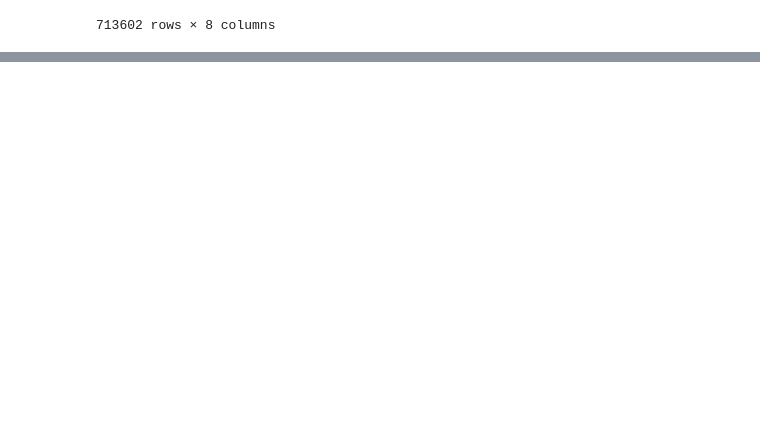
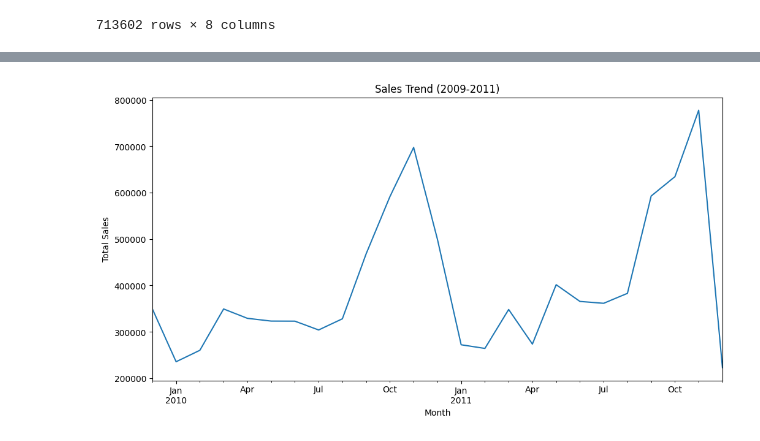
Before and after one commit to DonzerHD/Segmentation_Client, a Jupyter notebook: Notebooks/Partie_1_Segmentation_et_Visualisation/Analyse_des_données_T.ipynb, the cells around one changed output, grey strips where cells are left out. Drawn from its saved outputs; the diff is of its cells as text; code cells hidden in the pictures; blank space fills up the shorter version.

```diff
--- a/Notebooks/Partie_1_Segmentation_et_Visualisation/Analyse_des_données_T.ipynb
+++ b/Notebooks/Partie_1_Segmentation_et_Visualisation/Analyse_des_données_T.ipynb
@@ -35,0 +80,18 @@ plt.show()
+# %%
+# Convert InvoiceDate to datetime format
+df['InvoiceDate'] = pd.to_datetime(df['InvoiceDate'])
+
+# Create a new column for total sales
+df['TotalSales'] = df['Quantity'] * df['Price']
+
+# Group by month and calculate total sales
+sales_trend = df.groupby(df['InvoiceDate'].dt.to_period('M')).sum()['TotalSales']
+
+# Plot the sales trend
+sales_trend.plot(kind='line', figsize=(12, 6))
+plt.title('Sales Trend (2009-2011)')
+plt.xlabel('Month')
+plt.ylabel('Total Sales')
+plt.show()
+# %% [output]
+[figure, added]
```
Also changed, not shown: parts of 8 cells of this notebook.
